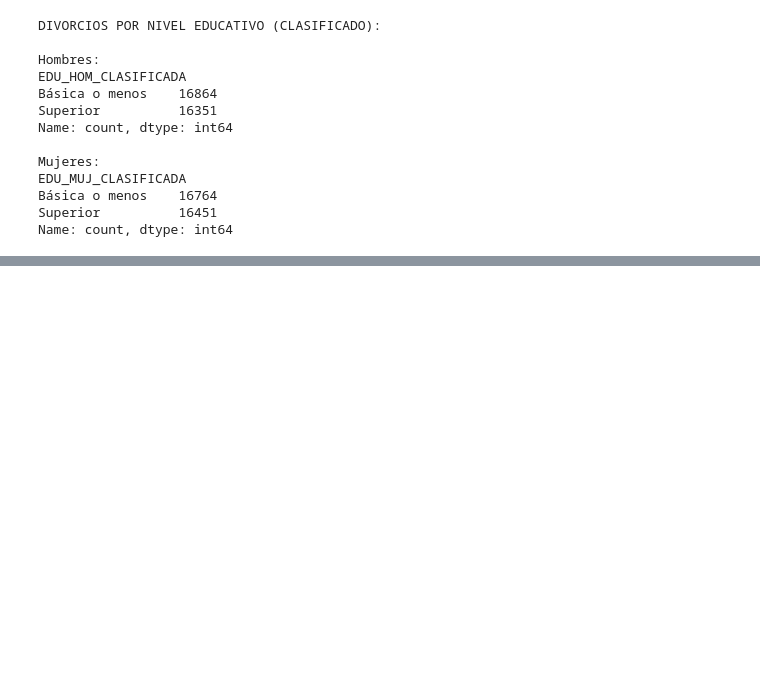
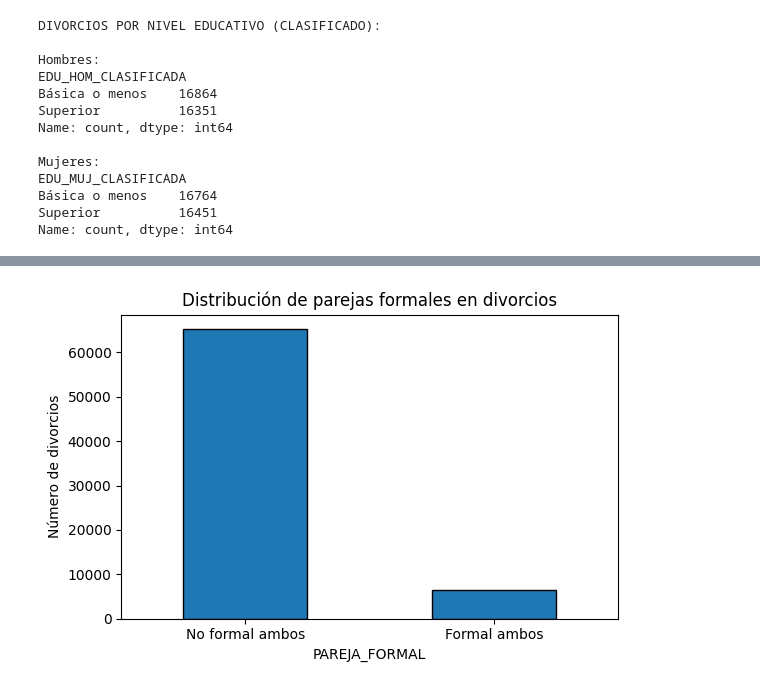
Before and after one commit to AleWWH1104/Proyecto1_md, a Jupyter notebook: src/EDA.ipynb, the cells around one changed output, grey strips where cells are left out. Cells and saved outputs as stored; diff of their text form; code cells hidden in the pictures; blank space fills up the shorter version.

```diff
--- a/src/EDA.ipynb
+++ b/src/EDA.ipynb
@@ -368,0 +421,15 @@ Name: count, dtype: int64
+# %%
+
+conteo = df["PAREJA_FORMAL"].value_counts()
+
+plt.figure(figsize=(6,4))
+conteo.plot(kind="bar", edgecolor="black")
+
+plt.xticks([0,1], ["No formal ambos", "Formal ambos"], rotation=0)
+plt.ylabel("Número de divorcios")
+plt.title("Distribución de parejas formales en divorcios")
+
+plt.tight_layout()
+plt.show()
+# %% [output]
+[figure, added]
```
Also changed, not shown: parts of 8 cells of this notebook, 1 other file.
